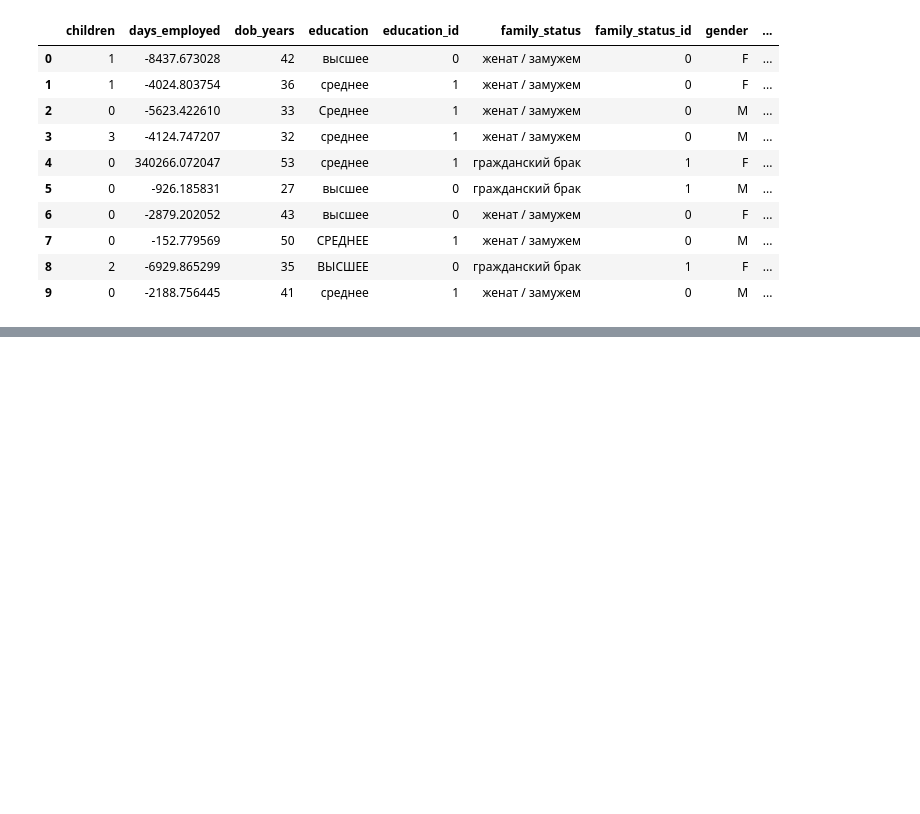
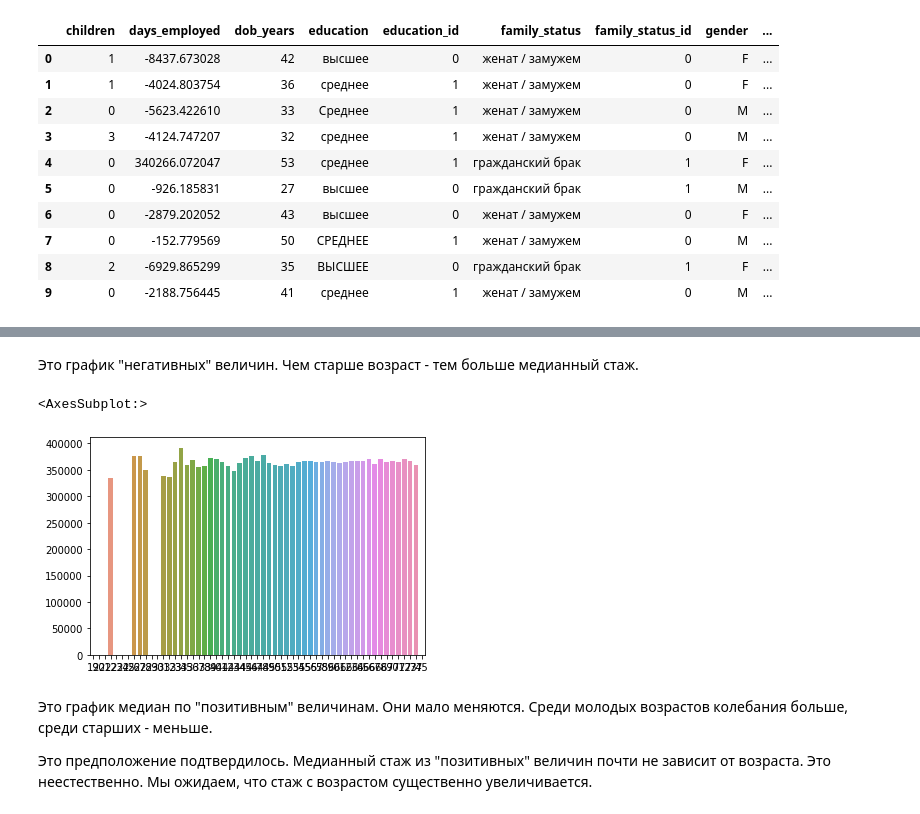
Before and after one commit to okeangel/da_portfolio, a Jupyter notebook: dev/da45_lagutin_preprocessing.ipynb, the cells around one changed output, grey strips where cells are left out. Saved outputs shown, nothing was run; the diff lists cells and outputs as text; code cells hidden in the pictures; blank space fills up the shorter version.

```diff
--- a/dev/da45_lagutin_preprocessing.ipynb
+++ b/dev/da45_lagutin_preprocessing.ipynb
@@ -56,0 +580,11 @@ data.head(10)
+# %% [markdown]
+Это график "негативных" величин. Чем старше возраст - тем больше медианный стаж.
+# %%
+seaborn.barplot(x=ages, y=positive_abs_medians)
+# %% [output]
+<AxesSubplot:>
+[figure, added]
+# %% [markdown]
+Это график медиан по "позитивным" величинам. Они мало меняются. Среди молодых возрастов колебания больше, среди старших - меньше.
+
+Это предположение подтвердилось. Медианный стаж из "позитивных" величин почти не зависит от возраста. Это неестественно. Мы ожидаем, что стаж с возрастом существенно увеличивается.
```
Also changed, not shown: parts of 200 cells of this notebook.
